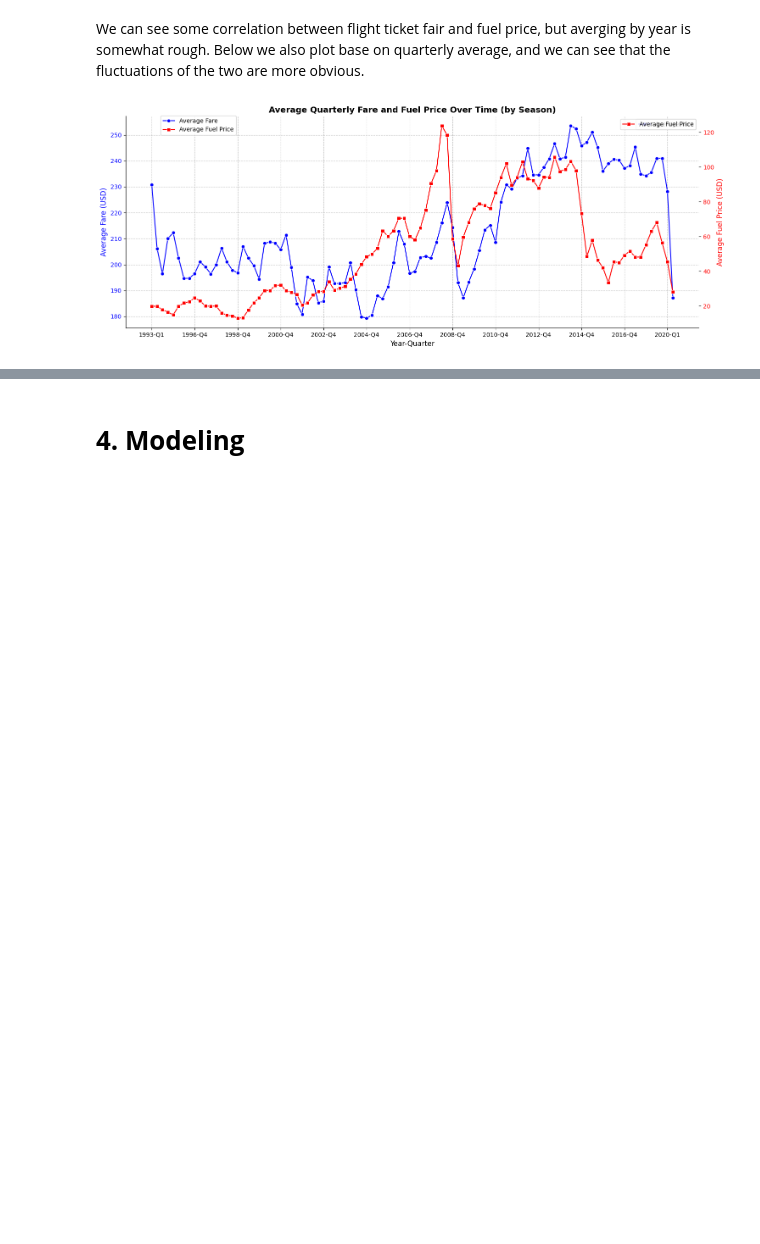
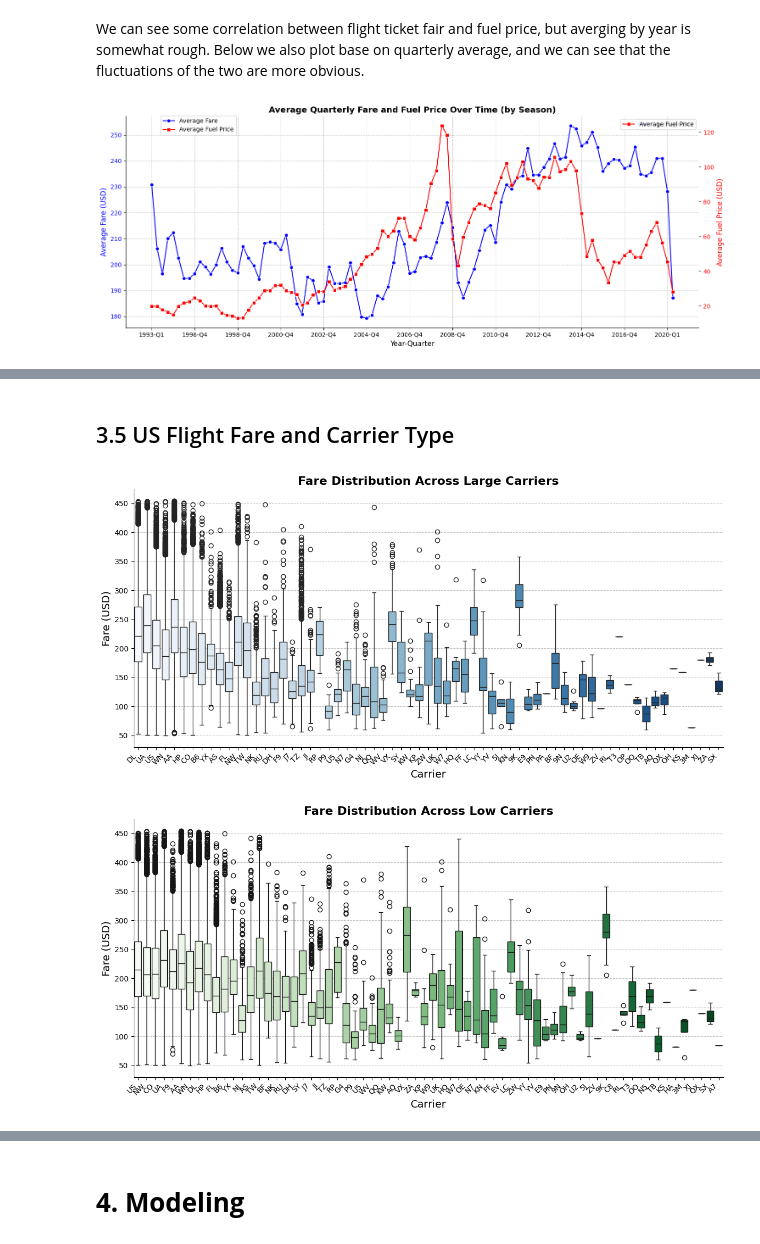
Before and after one commit to jbwenjoy/000545000, a Jupyter notebook: CIS_545_Final.ipynb, the cells around one changed output, grey strips where cells are left out. Drawn from its saved outputs; the diff is of its cells as text; code cells hidden in the pictures; blank space fills up the shorter version.

```diff
--- a/CIS_545_Final.ipynb
+++ b/CIS_545_Final.ipynb
@@ -431,0 +515,27 @@ plt.show()
+# %% [markdown]
+## 3.5 US Flight Fare and Carrier Type
+# %%
+plt.figure(figsize=(12, 6))
+sns.boxplot(x='carrier_lg', y='fare', data=df, palette="Blues")
+plt.title('Fare Distribution Across Large Carriers', fontsize=16, fontweight='bold')
+plt.xlabel('Carrier', fontsize=14)
+plt.ylabel('Fare (USD)', fontsize=14)
+plt.xticks(rotation=45, ha='right', fontsize=10)
+plt.grid(axis='y', linestyle='--', alpha=0.7)
+sns.despine()
+plt.tight_layout()
+plt.show()
+
+plt.figure(figsize=(12, 6))
+sns.boxplot(x='carrier_low', y='fare', data=df, palette="Greens")
+plt.title('Fare Distribution Across Low Carriers', fontsize=16, fontweight='bold')
+plt.xlabel('Carrier', fontsize=14)
+plt.ylabel('Fare (USD)', fontsize=14)
+plt.xticks(rotation=45, ha='right', fontsize=10)
+plt.grid(axis='y', linestyle='--', alpha=0.7)
+sns.despine()
+plt.tight_layout()
+plt.show()
+# %% [output]
+[figure, added]
+[figure, added]
```
Also changed, not shown: parts of 27 cells of this notebook.
